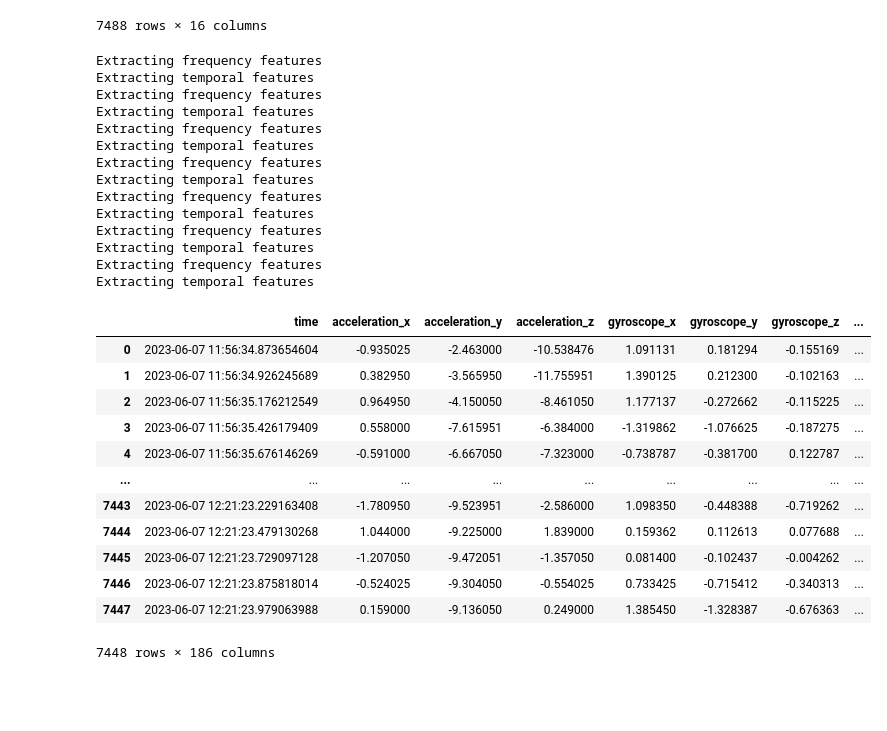
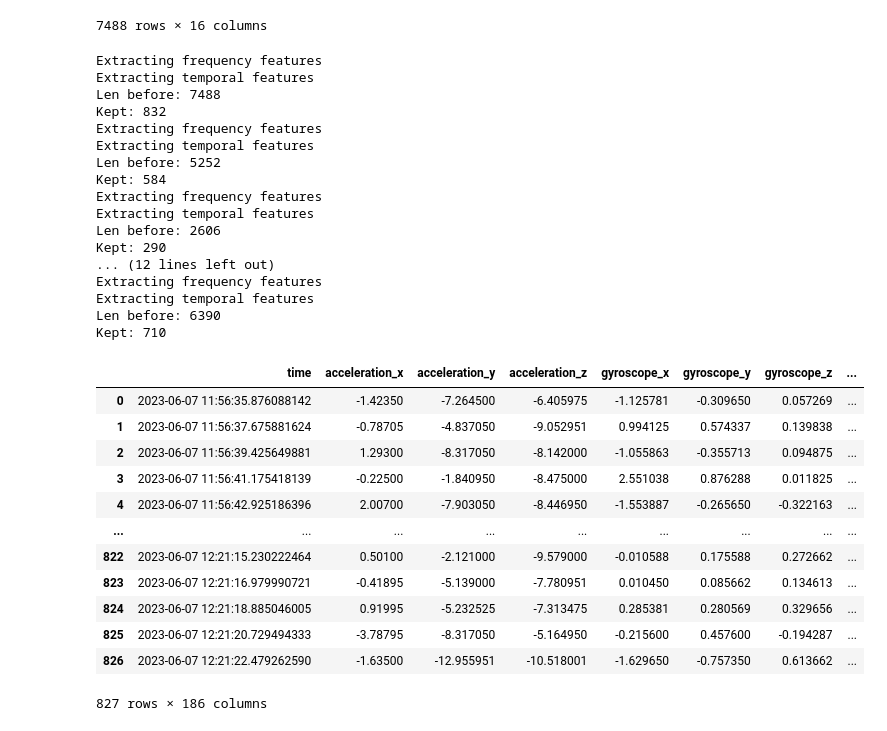
Before and after one commit to lucashecht/ML4QS, a Jupyter notebook: Model.ipynb, the cells around one changed output. Cells and saved outputs as stored; diff of their text form; code cells hidden in the pictures; blank space fills up the shorter version.

Commit message:
Added overlapping windows removal and feature selection

```diff
--- a/Model.ipynb
+++ b/Model.ipynb
@@ -180,12 +180,12 @@ data_dir = [#("Bike 07-06-23 8:52","biking","json"),
                 ("sitting1","sitting","tcx"),
                 ("sitting2","sitting","tcx")]
 
-datasets = read_datasets(data_dir)
+orig_datasets = read_datasets(data_dir)
 
-for df in datasets:
+for df in orig_datasets:
     clean_chauvenet(df)
 
-datasets[0]
+orig_datasets[0]
 # %% [output]
 A value is trying to be set on a copy of a slice from a DataFrame.
 Try using .loc[row_indexer,col_indexer] = value instead
@@ -242,57 +242,77 @@ def extract_temporal(df, feature_map, window_size=40):
     df.drop(columns="index", errors="ignore", inplace=True)
     return df
 # %%
-def extract_features(df, temporal_features, frequency_features=['acceleration_x', 'acceleration_y', 'acceleration_z', 'gyroscope_x', 'gyroscope_y', 'gyroscope_z']):
-    extract_frequency(df, periodic_predictor_cols=frequency_features)
-    extract_temporal(df, temporal_features)
+def extract_features(df, temporal_features, window_size=40, remove_overlap=0.5, frequency_features=['acceleration_x', 'acceleration_y', 'acceleration_z', 'gyroscope_x', 'gyroscope_y', 'gyroscope_z']):
+    df_copy = df.copy()
+    extract_frequency(df_copy, window_size=window_size, periodic_predictor_cols=frequency_features)
+    extract_temporal(df_copy, temporal_features, window_size=window_size / 4)
 
-    df.replace([np.inf, -np.inf], np.nan, inplace=True)
-    df.dropna(inplace=True)
-    df.reset_index(inplace=True)
-    df.drop(columns="index", errors="ignore", inplace=True)
-    return df
+    keep = []
+
+    item_count = 0
+    for i in range(len(df_copy)):
+        if item_count == 0:
+            keep.append(df_copy.iloc[[i]])
+
+        item_count = (item_count + 1) % (window_size * remove_overlap + 1)
+
+    print("Len before:", len(df))
+    print("Kept:", len(keep))
+
+    keep = pd.concat(keep)
+
+    keep.replace([np.inf, -np.inf], np.nan, inplace=True)
+    keep.dropna(inplace=True)
+    keep.reset_index(inplace=True)
+    keep.drop(columns="index", errors="ignore", inplace=True)
+    return keep
 # %%
 temporal_features = {
     "std": ["acceleration_x", "acceleration_y", "acceleration_z", "gyroscope_x", "gyroscope_y", "gyroscope_z"],
     "mean": ["acceleration_x", "acceleration_y", "acceleration_z", "gyroscope_x", "gyroscope_y", "gyroscope_z", "latitude", "longitude", "height", "velocity", "heart_rate"],
     "median": ["height", "heart_rate"],
     "slope": ["latitude", "longitude", "velocity"],
     "max": ["velocity", "heart_rate"],
     "min": ["velocity", "heart_rate"],
 }
 
-for df in datasets:
-    extract_features(df, temporal_features)
+datasets = []
+
+for df in orig_datasets:
+    datasets.append(extract_features(df, temporal_features, remove_overlap=0.2))
 
 datasets[0]
 # %% [output]
 Extracting frequency features
 Extracting temporal features
+Len before: 7488
+Kept: 832
 Extracting frequency features
 Extracting temporal features
+Len before: 5252
+Kept: 584
 Extracting frequency features
 Extracting temporal features
+Len before: 2606
+Kept: 290
+... (12 lines left out)
 Extracting frequency features
 Extracting temporal features
-Extracting frequency features
-Extracting temporal features
-Extracting frequency features
-Extracting temporal features
-Extracting frequency features
-Extracting temporal features
+Len before: 6390
+Kept: 710
 |  | time | acceleration_x | acceleration_y | acceleration_z | gyroscope_x | gyroscope_y | gyroscope_z | ... |
-| 0 | 2023-06-07 11:56:34.873654604 | -0.935025 | -2.463000 | -10.538476 | 1.091131 | 0.181294 | -0.155169 | ... |
-| 1 | 2023-06-07 11:56:34.926245689 | 0.382950 | -3.565950 | -11.755951 | 1.390125 | 0.212300 | -0.102163 | ... |
-| 2 | 2023-06-07 11:56:35.176212549 | 0.964950 | -4.150050 | -8.461050 | 1.177137 | -0.272662 | -0.115225 | ... |
-| 3 | 2023-06-07 11:56:35.426179409 | 0.558000 | -7.615951 | -6.384000 | -1.319862 | -1.076625 | -0.187275 | ... |
-| 4 | 2023-06-07 11:56:35.676146269 | -0.591000 | -6.667050 | -7.323000 | -0.738787 | -0.381700 | 0.122787 | ... |
+| 0 | 2023-06-07 11:56:35.876088142 | -1.42350 | -7.264500 | -6.405975 | -1.125781 | -0.309650 | 0.057269 | ... |
+| 1 | 2023-06-07 11:56:37.675881624 | -0.78705 | -4.837050 | -9.052951 | 0.994125 | 0.574337 | 0.139838 | ... |
+| 2 | 2023-06-07 11:56:39.425649881 | 1.29300 | -8.317050 | -8.142000 | -1.055863 | -0.355713 | 0.094875 | ... |
+| 3 | 2023-06-07 11:56:41.175418139 | -0.22500 | -1.840950 | -8.475000 | 2.551038 | 0.876288 | 0.011825 | ... |
+| 4 | 2023-06-07 11:56:42.925186396 | 2.00700 | -7.903050 | -8.446950 | -1.553887 | -0.265650 | -0.322163 | ... |
 | ... | ... | ... | ... | ... | ... | ... | ... | ... |
-| 7443 | 2023-06-07 12:21:23.229163408 | -1.780950 | -9.523951 | -2.586000 | 1.098350 | -0.448388 | -0.719262 | ... |
-| 7444 | 2023-06-07 12:21:23.479130268 | 1.044000 | -9.225000 | 1.839000 | 0.159362 | 0.112613 | 0.077688 | ... |
-| 7445 | 2023-06-07 12:21:23.729097128 | -1.207050 | -9.472051 | -1.357050 | 0.081400 | -0.102437 | -0.004262 | ... |
-| 7446 | 2023-06-07 12:21:23.875818014 | -0.524025 | -9.304050 | -0.554025 | 0.733425 | -0.715412 | -0.340313 | ... |
-| 7447 | 2023-06-07 12:21:23.979063988 | 0.159000 | -9.136050 | 0.249000 | 1.385450 | -1.328387 | -0.676363 | ... |
+| 822 | 2023-06-07 12:21:15.230222464 | 0.50100 | -2.121000 | -9.579000 | -0.010588 | 0.175588 | 0.272662 | ... |
+| 823 | 2023-06-07 12:21:16.979990721 | -0.41895 | -5.139000 | -7.780951 | 0.010450 | 0.085662 | 0.134613 | ... |
+| 824 | 2023-06-07 12:21:18.885046005 | 0.91995 | -5.232525 | -7.313475 | 0.285381 | 0.280569 | 0.329656 | ... |
+| 825 | 2023-06-07 12:21:20.729494333 | -3.78795 | -8.317050 | -5.164950 | -0.215600 | 0.457600 | -0.194287 | ... |
+| 826 | 2023-06-07 12:21:22.479262590 | -1.63500 | -12.955951 | -10.518001 | -1.629650 | -0.757350 | 0.613662 | ... |
-7448 rows × 186 columns
+827 rows × 186 columns
 # %%
 features = [
     # Freq
```
Also changed, not shown: parts of 9 cells of this notebook.
